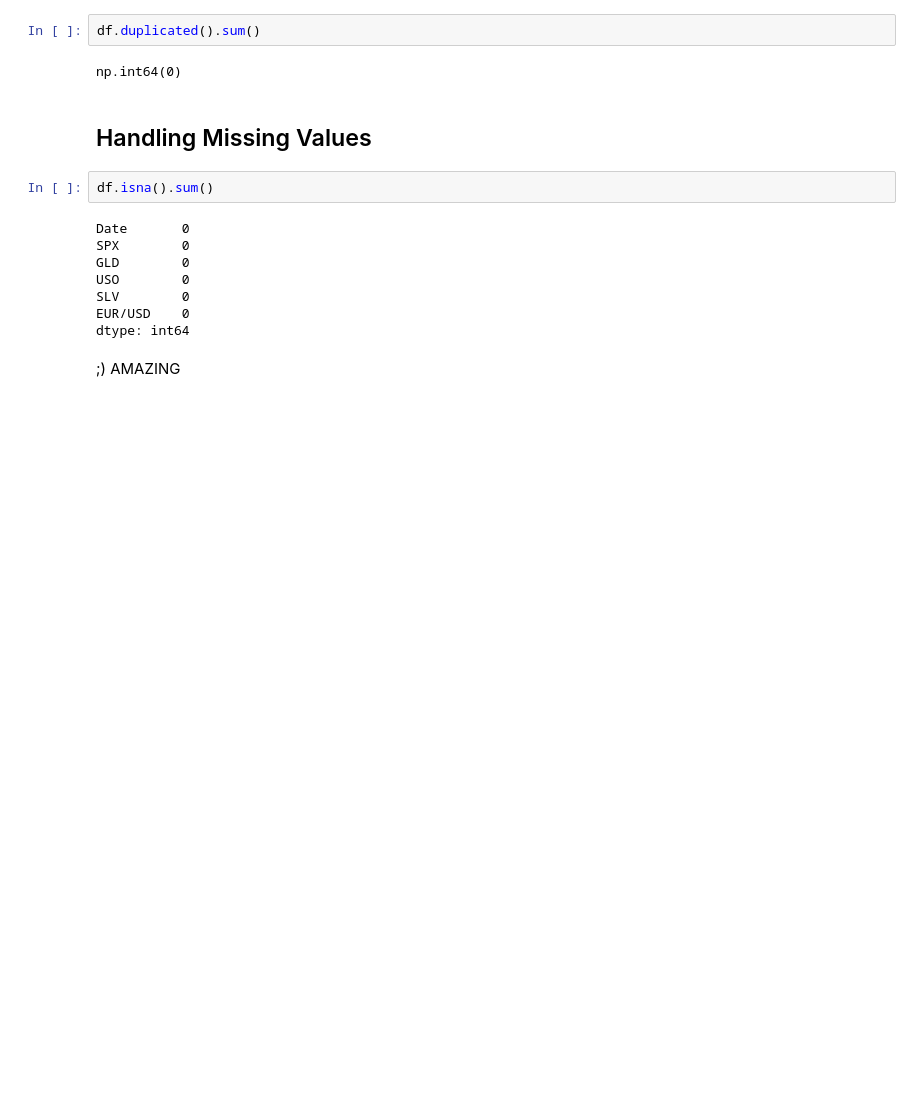
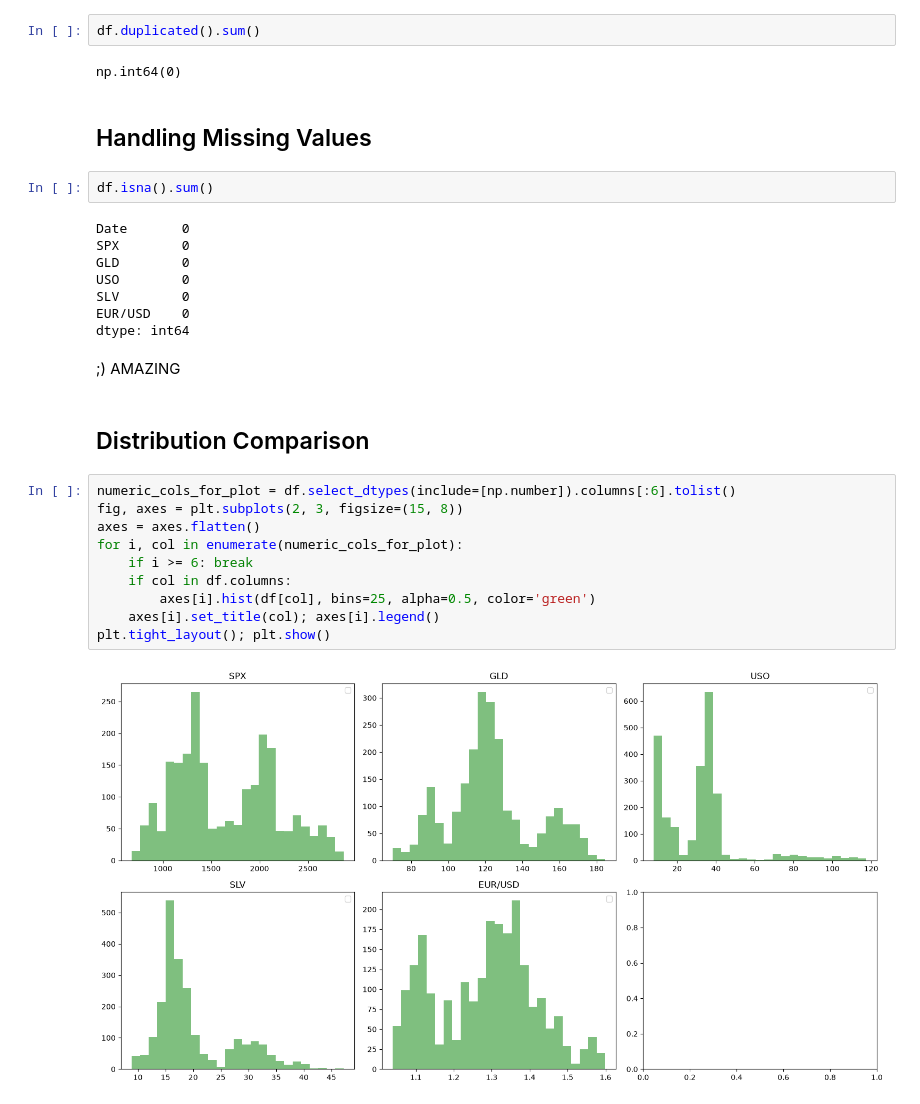
Before and after one commit to imgabrielas/Not-So-Small-ML, a Jupyter notebook: gold-price-prediction/notebook.ipynb, the cells around one changed output. Drawn from its saved outputs; the diff is of its cells as text; blank space fills up the shorter version.

```diff
--- a/gold-price-prediction/notebook.ipynb
+++ b/gold-price-prediction/notebook.ipynb
@@ -80,3 +80,17 @@ EUR/USD    0
 dtype: int64
 # %% [markdown]
 ;) AMAZING
+# %% [markdown]
+## Distribution Comparison
+# %%
+numeric_cols_for_plot = df.select_dtypes(include=[np.number]).columns[:6].tolist()
+fig, axes = plt.subplots(2, 3, figsize=(15, 8))
+axes = axes.flatten()
+for i, col in enumerate(numeric_cols_for_plot):
+    if i >= 6: break
+    if col in df.columns:
+        axes[i].hist(df[col], bins=25, alpha=0.5, color='green')
+    axes[i].set_title(col); axes[i].legend()
+plt.tight_layout(); plt.show()
+# %% [output]
+[figure, added]
```
Also changed, not shown: parts of 5 cells of this notebook.
